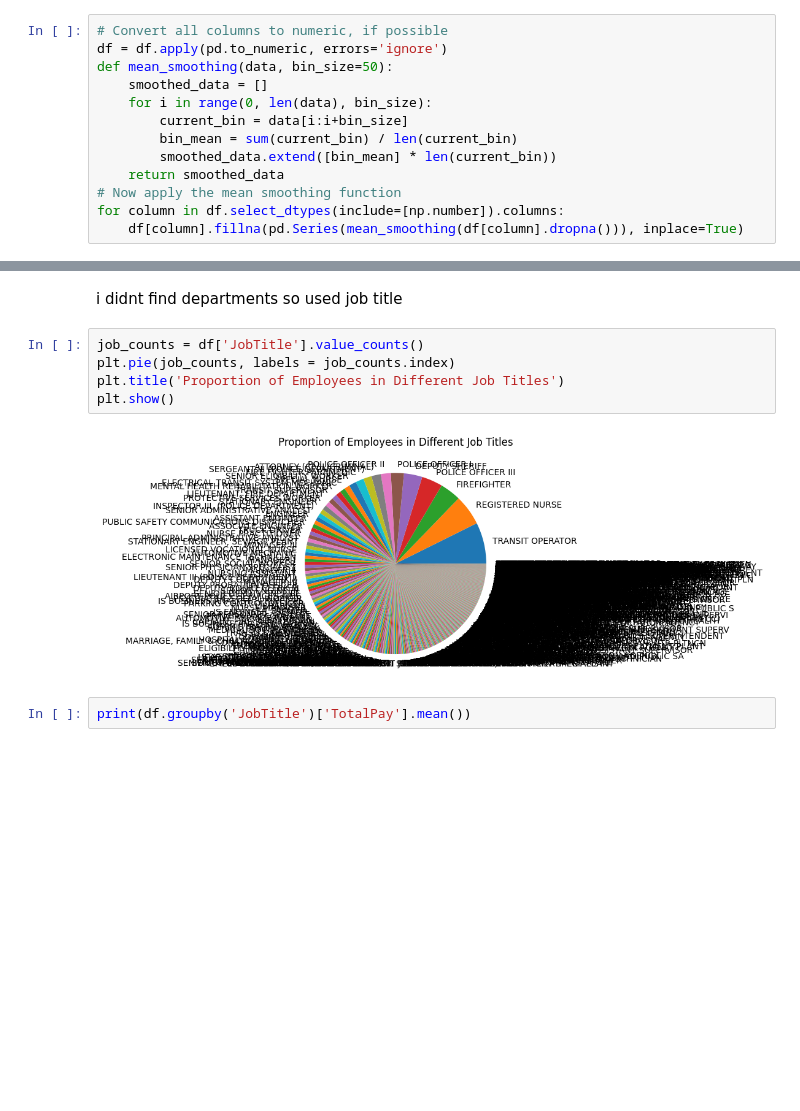
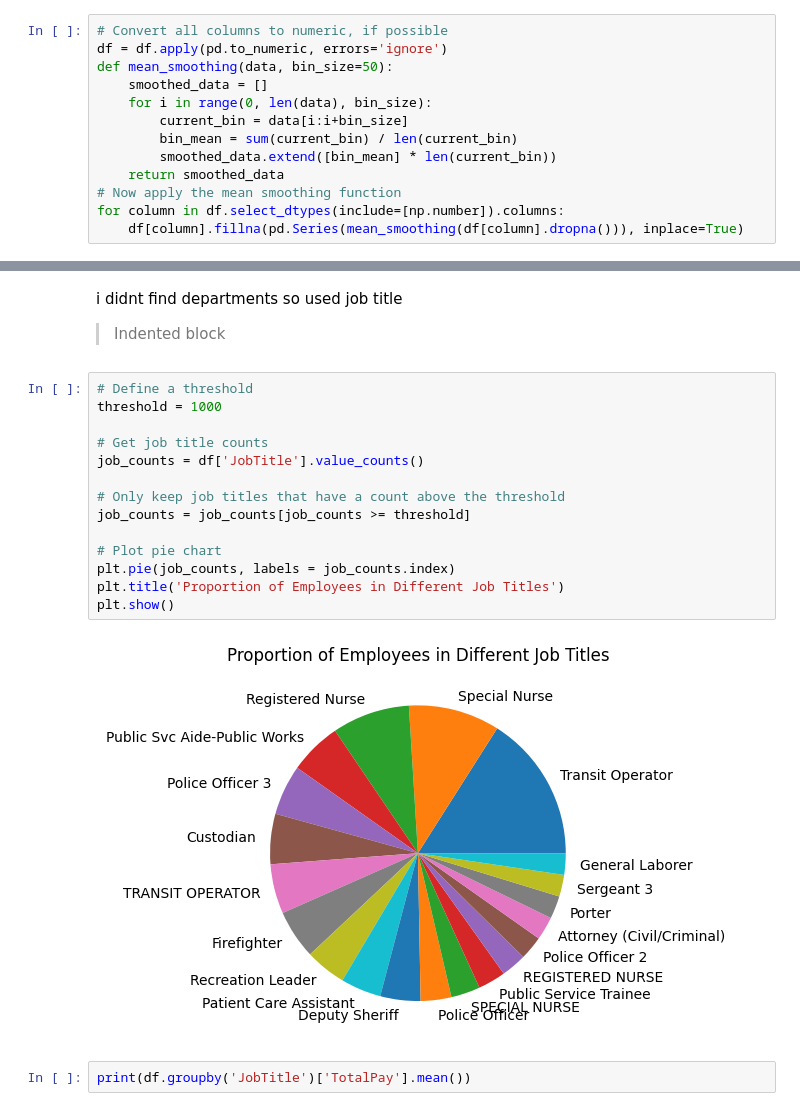
Before and after one commit to feraskhouri/ShAI_BootCamp_Assignment, a Jupyter notebook: Copy_of_ShAI_BootCamp_Assignment.ipynb, the cells around one changed output, grey strips where cells are left out. Saved outputs shown, nothing was run; the diff lists cells and outputs as text; blank space fills up the shorter version.

```diff
--- a/Copy_of_ShAI_BootCamp_Assignment.ipynb
+++ b/Copy_of_ShAI_BootCamp_Assignment.ipynb
@@ -154,12 +154,23 @@ df['TotalPay'].hist()
 # %% [markdown]
 i didnt find departments so used job title
+
+> Indented block
 # %%
+# Define a threshold
+threshold = 1000
+
+# Get job title counts
 job_counts = df['JobTitle'].value_counts()
+
+# Only keep job titles that have a count above the threshold
+job_counts = job_counts[job_counts >= threshold]
+
+# Plot pie chart
 plt.pie(job_counts, labels = job_counts.index)
 plt.title('Proportion of Employees in Different Job Titles')
 plt.show()
 # %% [output]
-[figure, old version]
+[figure, new version]
 # %%
 print(df.groupby('JobTitle')['TotalPay'].mean())
 # %% [output]
```
Also changed, not shown: parts of 7 cells of this notebook.
